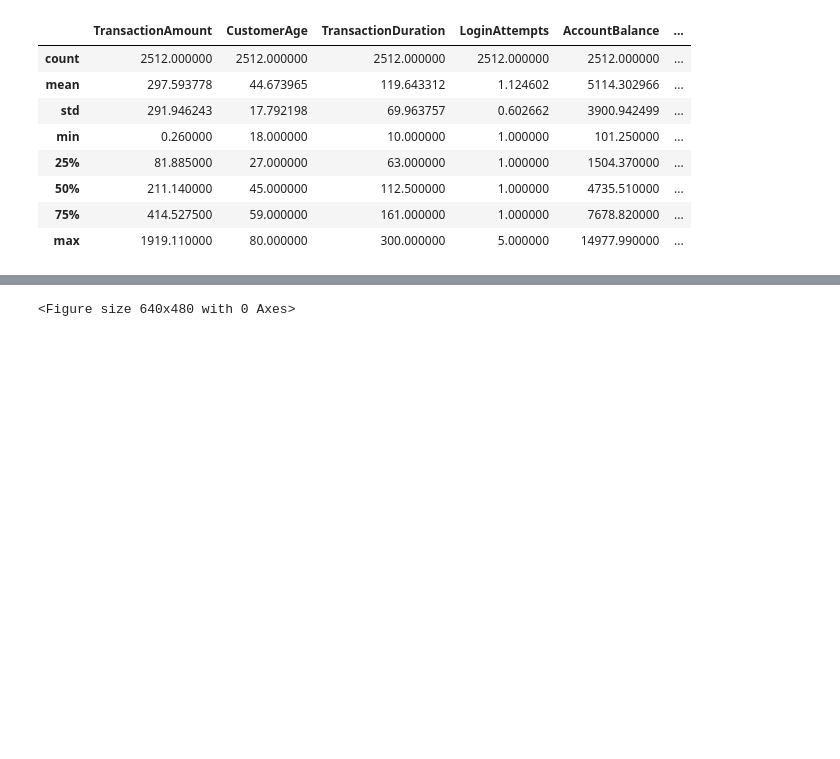
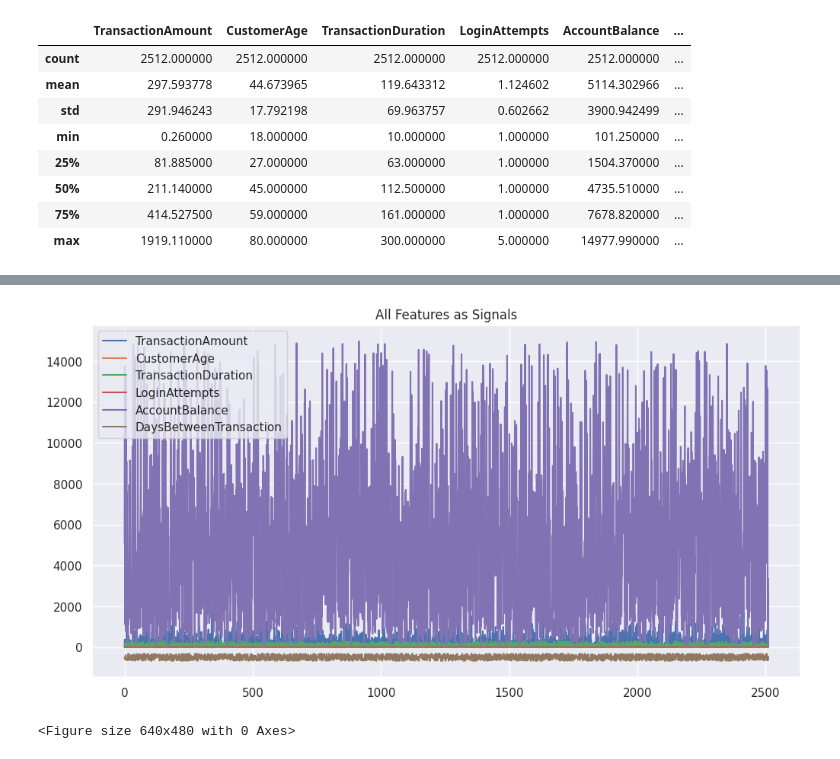
Before and after one commit to nawroz-m/ML_learning, a Jupyter notebook: Bank_Fraud_Detection_k_means.ipynb, the cells around one changed output, grey strips where cells are left out. Drawn from its saved outputs; the diff is of its cells as text; code cells hidden in the pictures; blank space fills up the shorter version.

```diff
--- a/Bank_Fraud_Detection_k_means.ipynb
+++ b/Bank_Fraud_Detection_k_means.ipynb
@@ -211,3 +218,15 @@ plt.tight_layout()
+# %%
+plt.figure(figsize=(12,6))
+
+for col in features.columns:
+    plt.plot(features[col], label=col)
+
+plt.legend()
+plt.title("All Features as Signals")
+plt.grid(True)
+plt.show()
+# %% [output]
+[figure, added]
 # %%
 """
 Let's visualize the PCA & tSNE
```
Also changed, not shown: parts of 26 cells of this notebook.
